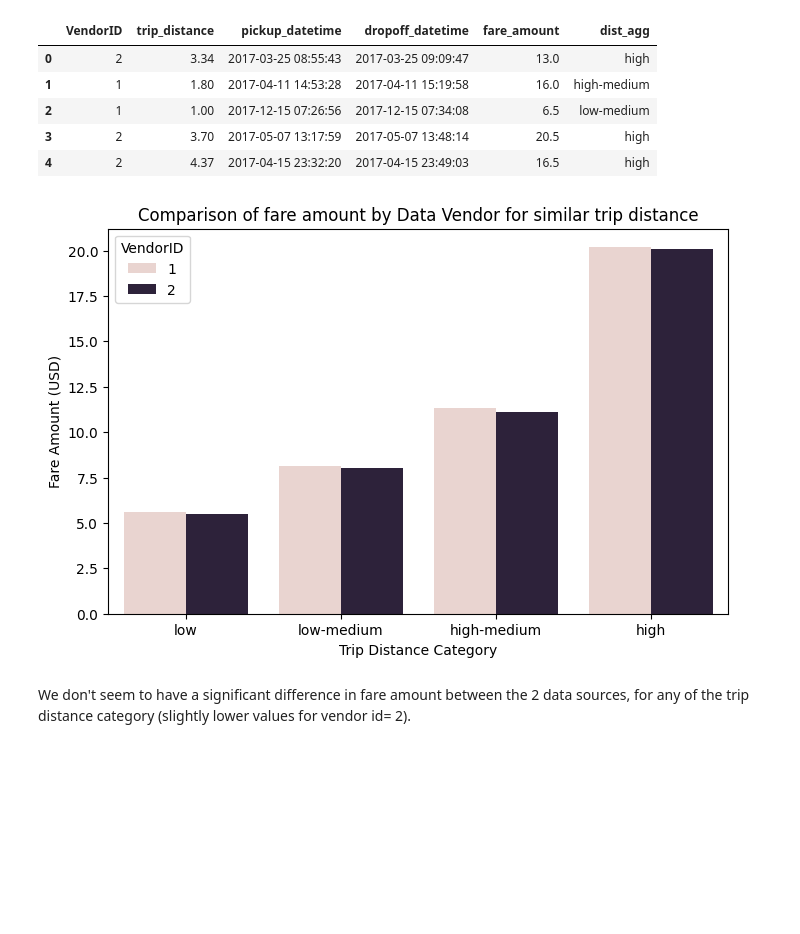
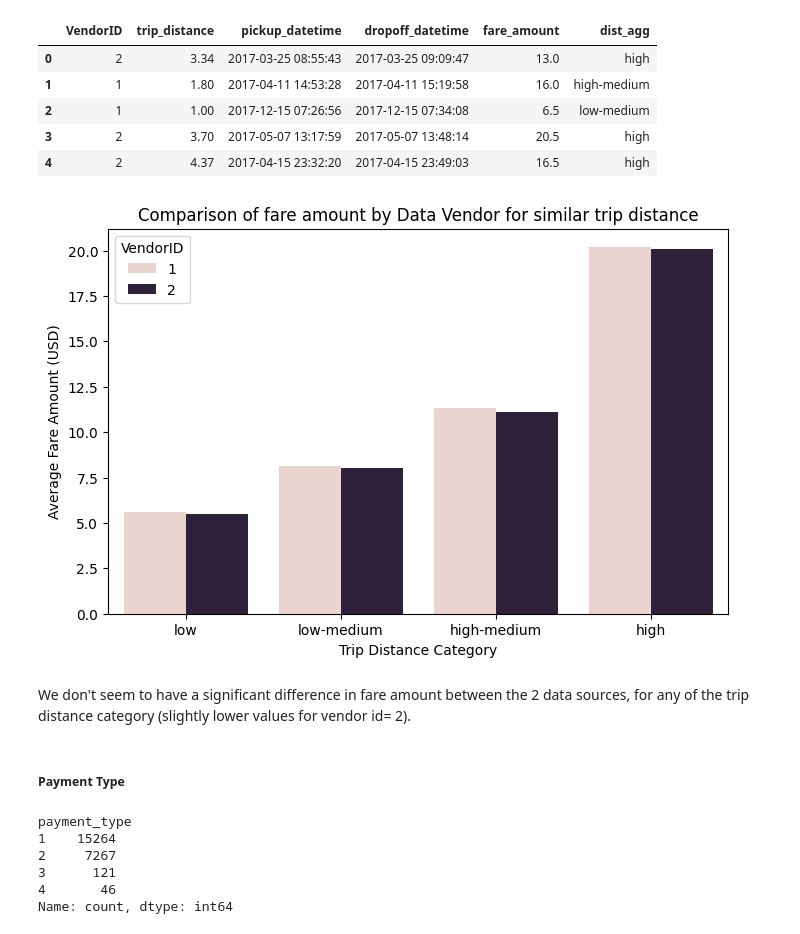
Before and after one commit to traha-89/Portafoglio, a Jupyter notebook: NYC Taxi Fare Prediction/NYC_MLRprediction.ipynb, the cells around one changed output. Saved outputs shown, nothing was run; the diff lists cells and outputs as text; code cells hidden in the pictures; blank space fills up the shorter version.

```diff
--- a/NYC Taxi Fare Prediction/NYC_MLRprediction.ipynb
+++ b/NYC Taxi Fare Prediction/NYC_MLRprediction.ipynb
@@ -688,20 +705,29 @@ vendid_assess.head()
 # %%
 vendid_assess_plot= vendid_assess.groupby(['dist_agg','VendorID'])[['fare_amount']].mean().reset_index()
 
 plt.figure(figsize= (8,5))
 sns.barplot(
     data= vendid_assess_plot,
     x= 'dist_agg',
     y= 'fare_amount',
     hue = 'VendorID'
 )
 plt.xlabel('Trip Distance Category')
-plt.ylabel('Fare Amount (USD)')
+plt.ylabel('Average Fare Amount (USD)')
 plt.title('Comparison of fare amount by Data Vendor for similar trip distance')
 plt.show()
 # %% [output]
-[figure, old version]
+[figure, new version]
 # %% [markdown]
 We don't seem to have a significant difference in fare amount between the 2 data sources, for any of the trip distance category (slightly lower values for vendor id= 2).
-# %% [markdown]
-<!-- #### Model Selection/Checking Assumptions -->
+# %% [markdown]
+##### Payment Type
+# %%
+df_edit5['payment_type'].value_counts()
+# %% [output]
+payment_type
+1    15264
+2     7267
+3      121
+4       46
+Name: count, dtype: int64
```
Also changed, not shown: parts of 37 cells of this notebook.
